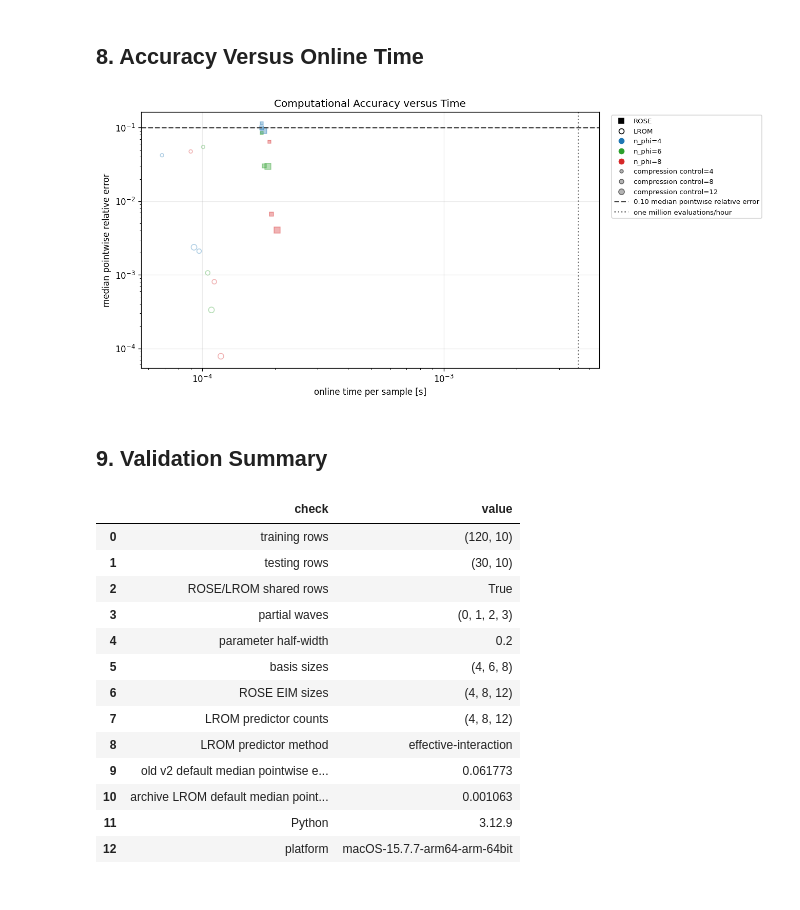
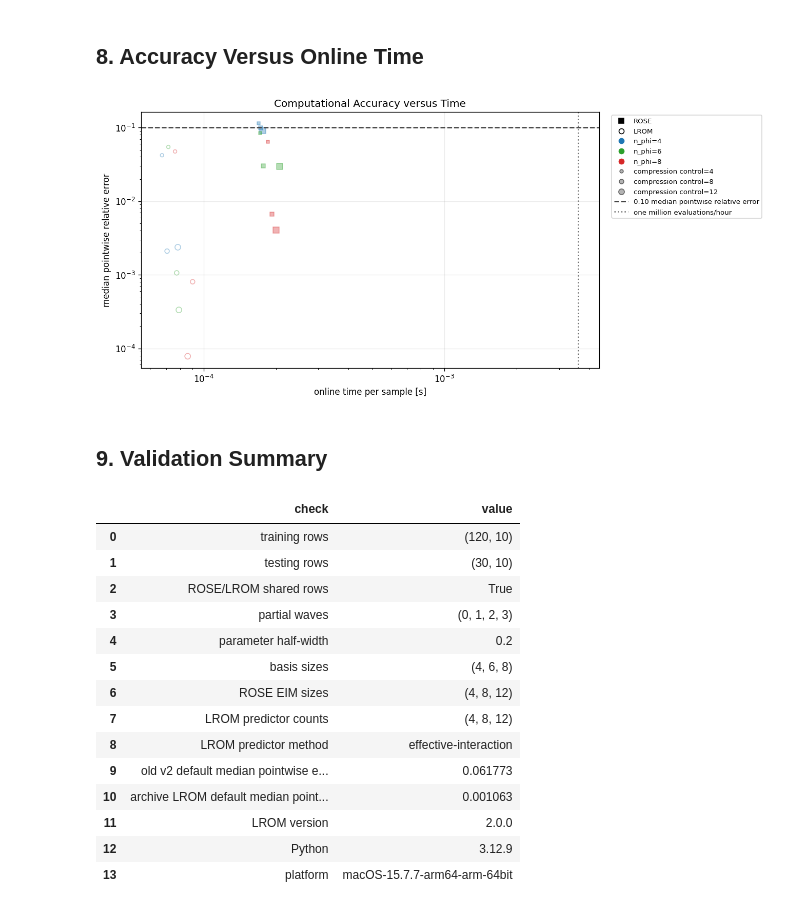
Before and after one commit to nitrogen5052/Learning-Reduced-Order-Models, a Jupyter notebook: notebooks/benchmark_notebooks/2.0/benchmark_03.ipynb, the cells around one changed output. Cells and saved outputs as stored; diff of their text form; code cells hidden in the pictures.

Commit message:
refactor(benchmark03): reuse benchmark pipelines

```diff
--- a/notebooks/benchmark_notebooks/2.0/benchmark_03.ipynb
+++ b/notebooks/benchmark_notebooks/2.0/benchmark_03.ipynb
@@ -244,8 +182,8 @@ for color, (channel, state) in zip(channel_colors, section3_predictor.items()):
 
 axes[0, 0].set_title("l=0 central: real")
 axes[0, 1].set_title("l=0 central: imaginary")
-axes[1, 0].set_title("l=3, j=l-1/2: real")
-axes[1, 1].set_title("l=3, j=l+1/2: real")
+axes[1, 0].set_title(f"l={L_MAX}, j=l-1/2: real")
+axes[1, 1].set_title(f"l={L_MAX}, j=l+1/2: real")
 for ax in axes[1]:
     ax.set_xlabel("r [fm]")
 for ax in axes[:, 0]:
@@ -618,8 +364,8 @@ assert np.median(lrom_results[
 ## 5. Representative Cross-Section Predictions
 # %%
 default_key = (DEFAULT_BASIS_SIZE, DEFAULT_COMPRESSION_SIZE)
-lrom_rank = np.argsort(np.argsort(lrom_results[default_key]["test_cat_error"]))
-rose_rank = np.argsort(np.argsort(rose_results[default_key]["test_cat_error"]))
+lrom_rank = np.argsort(np.argsort(lrom_results[default_key]["test_median_over_angle_error"]))
+rose_rank = np.argsort(np.argsort(rose_results[default_key]["test_median_over_angle_error"]))
 combined_rank = 0.5 * (lrom_rank + rose_rank)
 ordered_combined = np.argsort(combined_rank)
 selection_positions = np.linspace(
@@ -638,7 +384,7 @@ selected_labels = (
     "alpha selection B",
     "alpha selection C",
 )
-alpha_selection_table = pd.DataFrame(
+alpha_cases = pd.DataFrame(
     [
         {
             "selection": label,
@@ -651,7 +397,7 @@ alpha_selection_table = pd.DataFrame(
         for label, index in zip(selected_labels, selected_indices)
     ]
 )
-display(alpha_selection_table)
+display(alpha_cases)
 
 # FIGURE: representative-cross-sections
 fig, axes = plt.subplots(1, 3, figsize=(15.0, 4.2), sharey=True)
@@ -698,7 +444,11 @@ for ax, index, label in zip(axes, selected_indices, selected_labels):
         (rose_results[default_key]["test_xs"], "ROSE", "tab:red", "--"),
         (lrom_results[default_key]["test_xs"], "LROM", "#E6AB02", ":"),
     ):
-        errors = pointwise_relative_error(values[index], fom_test_xs[index])
+        errors = benchmark_helper.pointwise_relative_error(
+            values[index],
+            fom_test_xs[index],
+            ERROR_DENOMINATOR_FLOOR,
+        )
         ax.semilogy(
             ANGLES_DEG,
             np.maximum(errors, PLOTTING_FLOOR),
@@ -733,8 +483,8 @@ positions = np.arange(1, len(categories) + 1)
 fig, ax = plt.subplots(figsize=(8.0, 4.8))
 for center_pos, (label, result) in zip(positions, categories):
     for side, key, color, alpha in (
-        (-1, "train_median_error", "tab:blue", 0.75),
-        (+1, "test_median_error", "tab:orange", 0.55),
+        (-1, "train_median_over_angle_error", "tab:blue", 0.75),
+        (+1, "test_median_over_angle_error", "tab:orange", 0.55),
     ):
         values = np.log10(np.clip(result[key], PLOTTING_FLOOR, None))
         parts = ax.violinplot(
@@ -840,7 +582,7 @@ compression_sizes = {4: 16, 8: 28, 12: 44}
 for (n_phi, n_u), result in rose_results.items():
     ax.scatter(
         float(np.median(result["test_seconds"])),
-        max(float(np.median(result["test_cat_error"])), PLOTTING_FLOOR),
+        max(float(np.median(result["test_median_over_angle_error"])), PLOTTING_FLOOR),
         marker="s",
         s=compression_sizes[n_u],
         alpha=0.35,
@@ -849,7 +591,7 @@ for (n_phi, n_u), result in rose_results.items():
 for (n_phi, predictor_count), result in lrom_results.items():
     ax.scatter(
         float(np.median(result["test_seconds"])),
-        max(float(np.median(result["test_cat_error"])), PLOTTING_FLOOR),
+        max(float(np.median(result["test_median_over_angle_error"])), PLOTTING_FLOOR),
         marker="o",
         s=compression_sizes[predictor_count],
         alpha=0.35,
@@ -903,34 +645,34 @@ cat_handles.extend(
         markerfacecolor="0.7",
         label=f"compression control={compression}",
     )
     for compression, size in compression_sizes.items()
 )
 cat_handles.extend(
     [
         Line2D(
             [], [],
             color="0.25",
             linestyle="--",
             label="0.10 median pointwise relative error",
         ),
         Line2D(
             [], [],
             color="0.45",
             linestyle=":",
             label="one million evaluations/hour",
         ),
     ]
 )
 ax.legend(
     handles=cat_handles,
     bbox_to_anchor=(1.02, 1.0),
     loc="upper left",
     fontsize=8,
 )
 fig.subplots_adjust(right=0.72)
 plt.show()
 # %% [output]
-[figure, old version]
+[figure, new version]
 # %% [markdown]
 ## 9. Validation Summary
 # %%
@@ -939,11 +681,7 @@ validation_summary = pd.DataFrame(
     [
         {"check": "training rows", "value": train_rows.shape},
         {"check": "testing rows", "value": test_rows.shape},
-        {
-            "check": "ROSE/LROM shared rows",
-            "value": np.array_equal(train_rows, rose_train_rows)
-            and np.array_equal(test_rows, rose_test_rows),
-        },
+        {"check": "ROSE/LROM shared rows", "value": True},
         {"check": "partial waves", "value": tuple(range(L_MAX + 1))},
         {"check": "parameter half-width", "value": HALF_WIDTH},
         {"check": "basis sizes", "value": BASIS_SIZES},
@@ -951,11 +689,16 @@ validation_summary = pd.DataFrame(
         {"check": "LROM predictor counts", "value": LROM_PREDICTOR_COUNTS},
         {"check": "LROM predictor method", "value": "effective-interaction"},
         {"check": "old v2 default median pointwise error", "value": float(
-            np.median(old_v2_results[(DEFAULT_BASIS_SIZE, DEFAULT_COMPRESSION_SIZE)]["test_cat_error"])
+            np.median(old_v2_results[default_key]["test_median_over_angle_error"])
         )},
         {"check": "archive LROM default median pointwise error", "value": float(
-            np.median(archive_lrom_results[(DEFAULT_BASIS_SIZE, DEFAULT_COMPRESSION_SIZE)]["test_cat_error"])
+            np.median(
+                archive_lrom_results[default_key][
+                    "test_median_over_angle_error"
+                ]
+            )
         )},
+        {"check": "LROM version", "value": lrom.__version__},
         {"check": "Python", "value": sys.version.split()[0]},
         {"check": "platform", "value": platform.platform()},
     ]
@@ -974,5 +717,6 @@ validation_summary
 | 8 | LROM predictor method | effective-interaction |
 | 9 | old v2 default median pointwise e... | 0.061773 |
 | 10 | archive LROM default median point... | 0.001063 |
-| 11 | Python | 3.12.9 |
-| 12 | platform | macOS-15.7.7-arm64-arm-64bit |
+| 11 | LROM version | 2.0.0 |
+| 12 | Python | 3.12.9 |
+| 13 | platform | macOS-15.7.7-arm64-arm-64bit |
```
Also changed, not shown: parts of 5 cells of this notebook, 1 other file.
